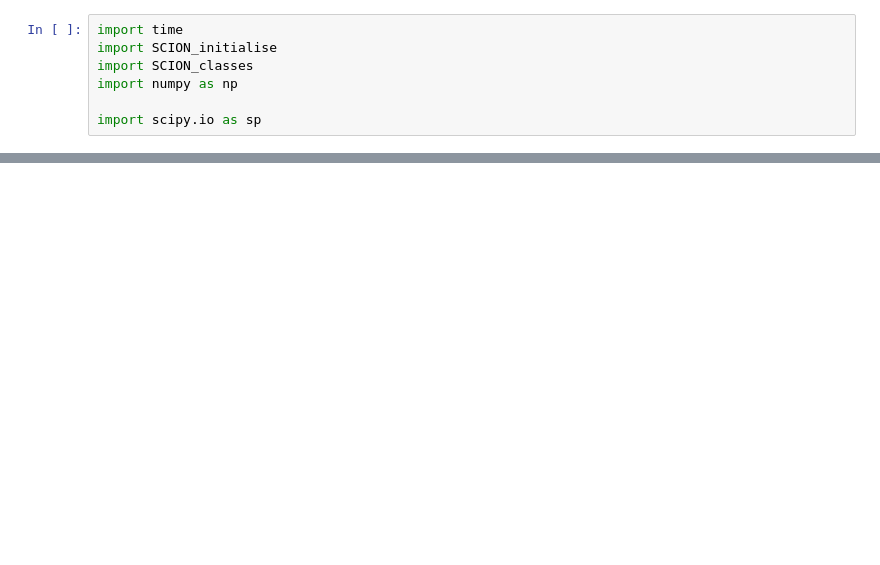
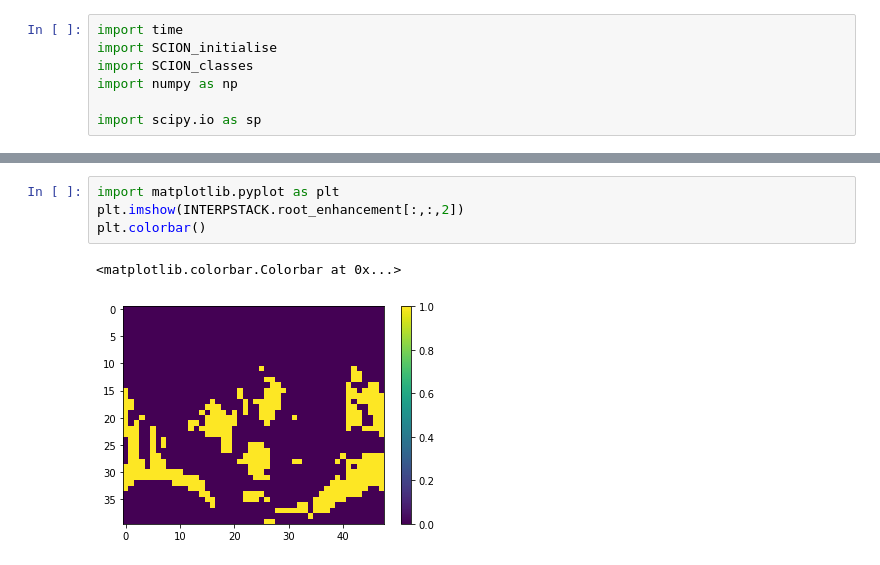
Before and after one commit to jakediamond/pySCION_roots, a Jupyter notebook: src/SCION_model/call_pySCION.ipynb, the cells around one changed output, grey strips where cells are left out. Drawn from its saved outputs; the diff is of its cells as text; blank space fills up the shorter version.

Commit message:
data update
root presence maps
present-day biomes/wtd/rd etc. (from Ying et al. 2016 PNAS)

```diff
--- a/src/SCION_model/call_pySCION.ipynb
+++ b/src/SCION_model/call_pySCION.ipynb
@@ -40,0 +56,7 @@ time: 4.290860891342163
+# %%
+import matplotlib.pyplot as plt
+plt.imshow(INTERPSTACK.root_enhancement[:,:,2])
+plt.colorbar()
+# %% [output]
+<matplotlib.colorbar.Colorbar at 0x...>
+[figure, added]
```
Also changed, not shown: parts of 14 cells of this notebook, 38 other files.
